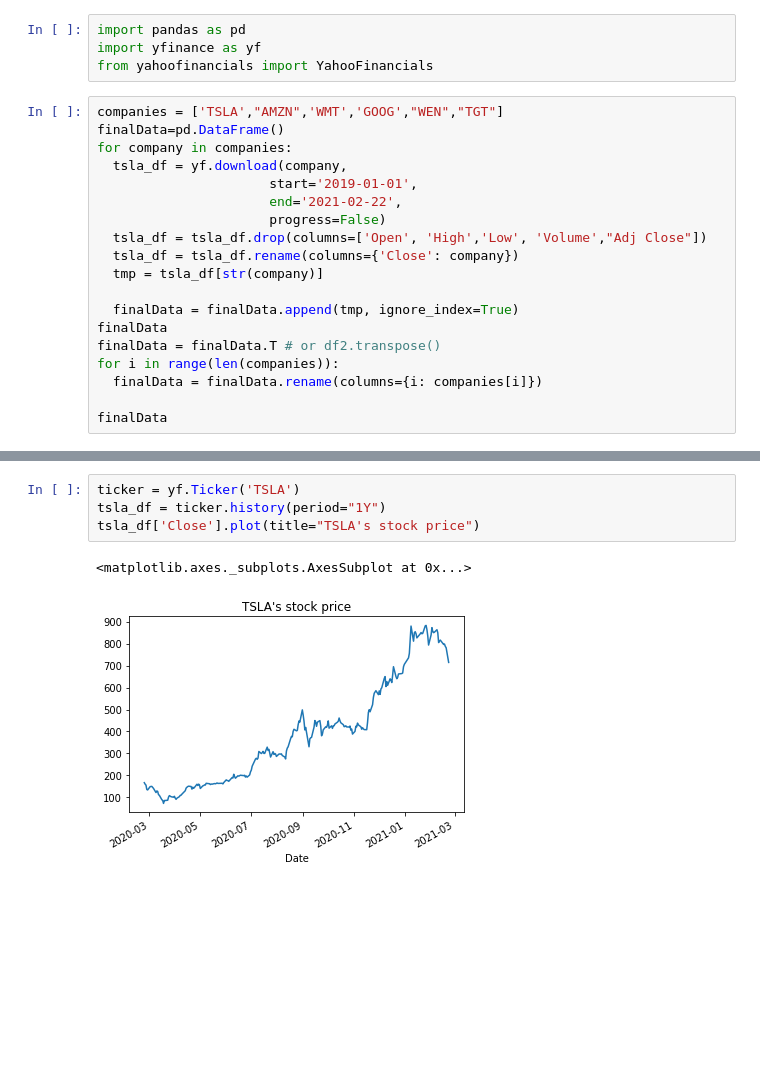
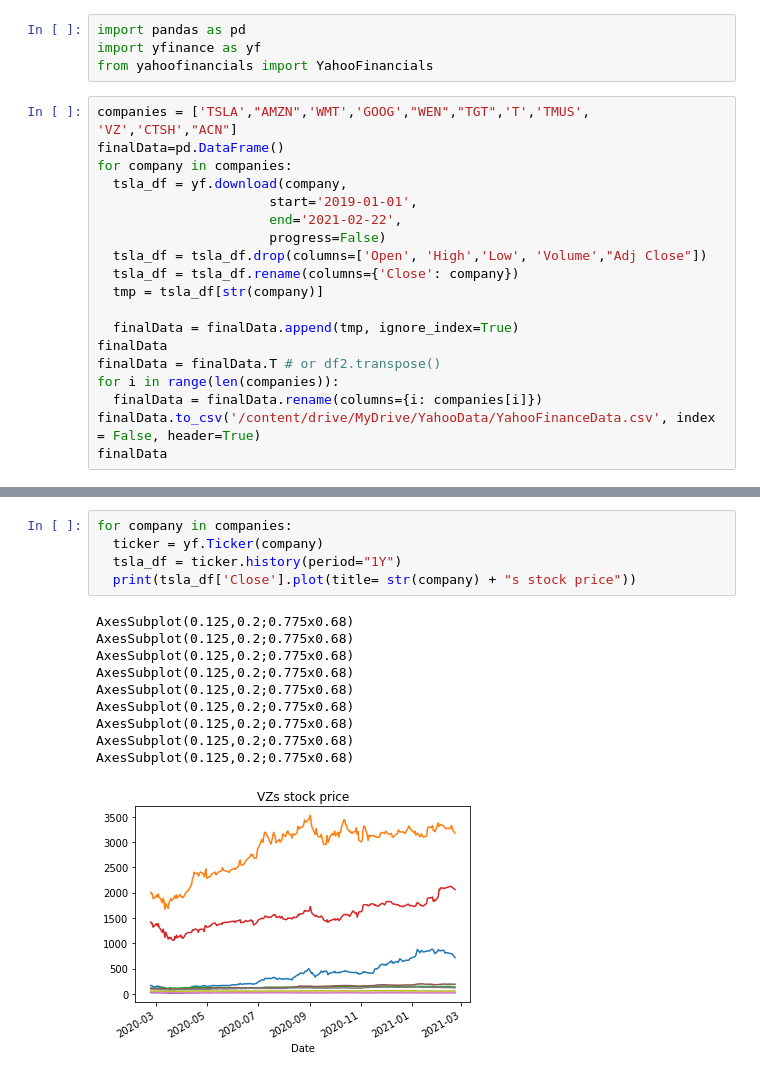
Before and after one commit to xanasa14/Finances, a Jupyter notebook: DownloadingDataYahooFinance.ipynb, the cells around one changed output, grey strips where cells are left out. Drawn from its saved outputs; the diff is of its cells as text; blank space fills up the shorter version.

```diff
--- a/DownloadingDataYahooFinance.ipynb
+++ b/DownloadingDataYahooFinance.ipynb
@@ -26,7 +26,7 @@ import pandas as pd
 import yfinance as yf
 from yahoofinancials import YahooFinancials
 # %%
-companies = ['TSLA',"AMZN",'WMT','GOOG',"WEN","TGT"]
+companies = ['TSLA',"AMZN",'WMT','GOOG',"WEN","TGT",'T','TMUS', 'VZ','CTSH',"ACN"]
 finalData=pd.DataFrame()
 for company in companies:
   tsla_df = yf.download(company,
@@ -42,6 +42,6 @@ finalData
 finalData = finalData.T # or df2.transpose()
 for i in range(len(companies)):
   finalData = finalData.rename(columns={i: companies[i]})
-
+finalData.to_csv('/content/drive/MyDrive/YahooData/YahooFinanceData.csv', index = False, header=True)
 finalData
 # %% [output]
@@ -61,7 +61,16 @@ finalData
 # %%
-ticker = yf.Ticker('TSLA')
-tsla_df = ticker.history(period="1Y")
-tsla_df['Close'].plot(title="TSLA's stock price")
+for company in companies:
+  ticker = yf.Ticker(company)
+  tsla_df = ticker.history(period="1Y")
+  print(tsla_df['Close'].plot(title= str(company) + "s stock price"))
 # %% [output]
-<matplotlib.axes._subplots.AxesSubplot at 0x...>
+AxesSubplot(0.125,0.2;0.775x0.68)
+AxesSubplot(0.125,0.2;0.775x0.68)
+AxesSubplot(0.125,0.2;0.775x0.68)
+AxesSubplot(0.125,0.2;0.775x0.68)
+AxesSubplot(0.125,0.2;0.775x0.68)
+AxesSubplot(0.125,0.2;0.775x0.68)
+AxesSubplot(0.125,0.2;0.775x0.68)
+AxesSubplot(0.125,0.2;0.775x0.68)
+AxesSubplot(0.125,0.2;0.775x0.68)
-[figure, old version]
+[figure, new version]
```
Also changed, not shown: parts of 1 cell of this notebook.
